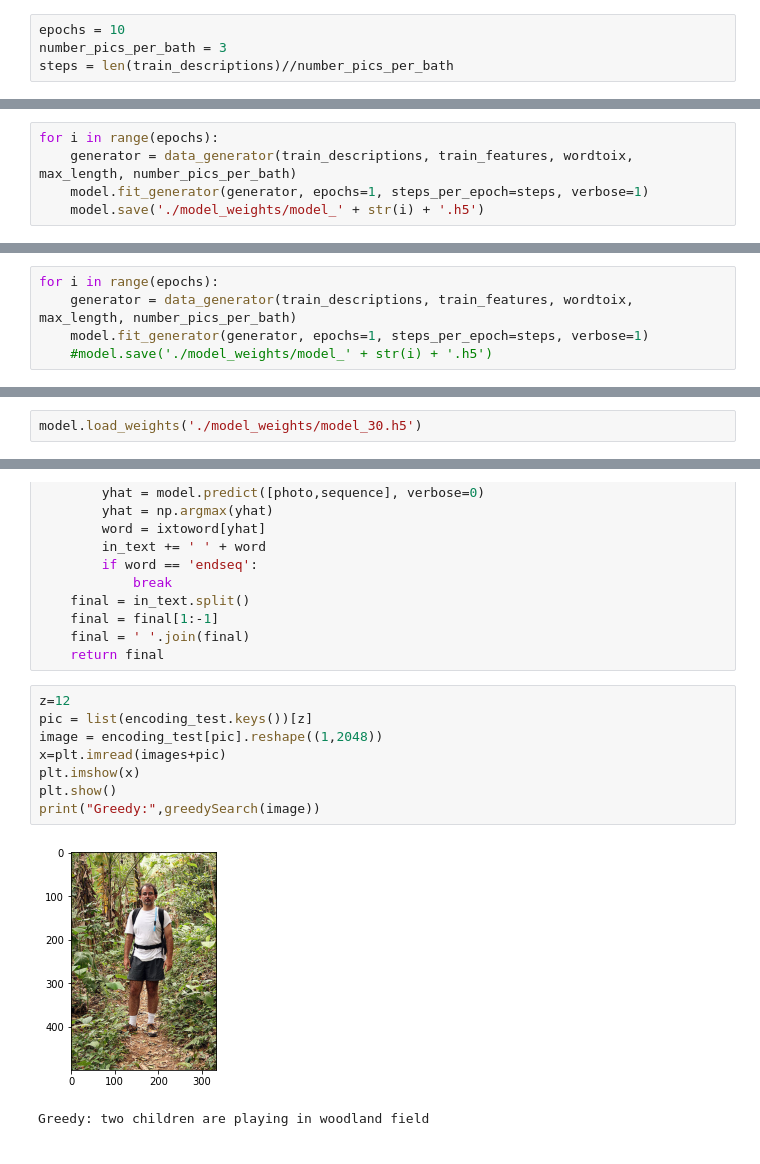
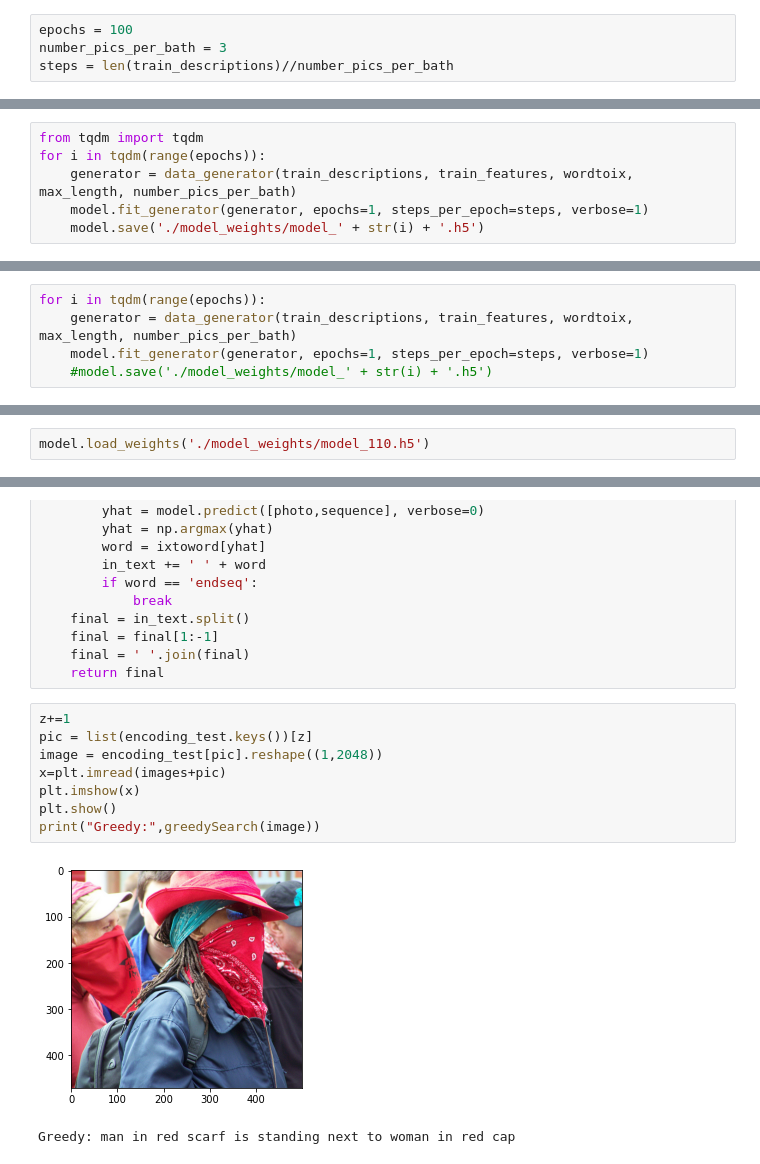
Before and after one commit to adarsh-anand/ImageCaptioning, a Jupyter notebook: Automatic_Image_Captioning.ipynb, the cells around one changed output, grey strips where cells are left out. Cells and saved outputs as stored; diff of their text form.

```diff
--- a/Automatic_Image_Captioning.ipynb
+++ b/Automatic_Image_Captioning.ipynb
@@ -535,6 +535,6 @@ model.layers[2].trainable = False
 # %%
 model.compile(loss='categorical_crossentropy', optimizer='adam')
 # %%
-epochs = 10
+epochs = 100
 number_pics_per_bath = 3
 steps = len(train_descriptions)//number_pics_per_bath
@@ -541,5 +543,6 @@ steps = len(train_descriptions)//number_pics_per_bath
 # %%
-for i in range(epochs):
+from tqdm import tqdm
+for i in tqdm(range(epochs)):
     generator = data_generator(train_descriptions, train_features, wordtoix, max_length, number_pics_per_bath)
     model.fit_generator(generator, epochs=1, steps_per_epoch=steps, verbose=1)
     model.save('./model_weights/model_' + str(i) + '.h5')
@@ -578,7 +586,7 @@ epochs = 10
 number_pics_per_bath = 6
 steps = len(train_descriptions)//number_pics_per_bath
 # %%
-for i in range(epochs):
+for i in tqdm(range(epochs)):
     generator = data_generator(train_descriptions, train_features, wordtoix, max_length, number_pics_per_bath)
     model.fit_generator(generator, epochs=1, steps_per_epoch=steps, verbose=1)
     #model.save('./model_weights/model_' + str(i) + '.h5')
@@ -600,5 +619,5 @@ MessageError: ignored
 # %%
-model.load_weights('./model_weights/model_30.h5')
+model.load_weights('./model_weights/model_110.h5')
 # %%
 images = './Flicker8k_Dataset/'
 # %%
@@ -621,13 +640,13 @@ def greedySearch(photo):
     final = ' '.join(final)
     return final
 # %%
-z=12
+z+=1
 pic = list(encoding_test.keys())[z]
 image = encoding_test[pic].reshape((1,2048))
 x=plt.imread(images+pic)
 plt.imshow(x)
 plt.show()
 print("Greedy:",greedySearch(image))
 # %% [output]
-[figure, old version]
+[figure, new version]
-Greedy: two children are playing in woodland field
+Greedy: man in red scarf is standing next to woman in red cap
```
Also changed, not shown: parts of 12 cells of this notebook.
